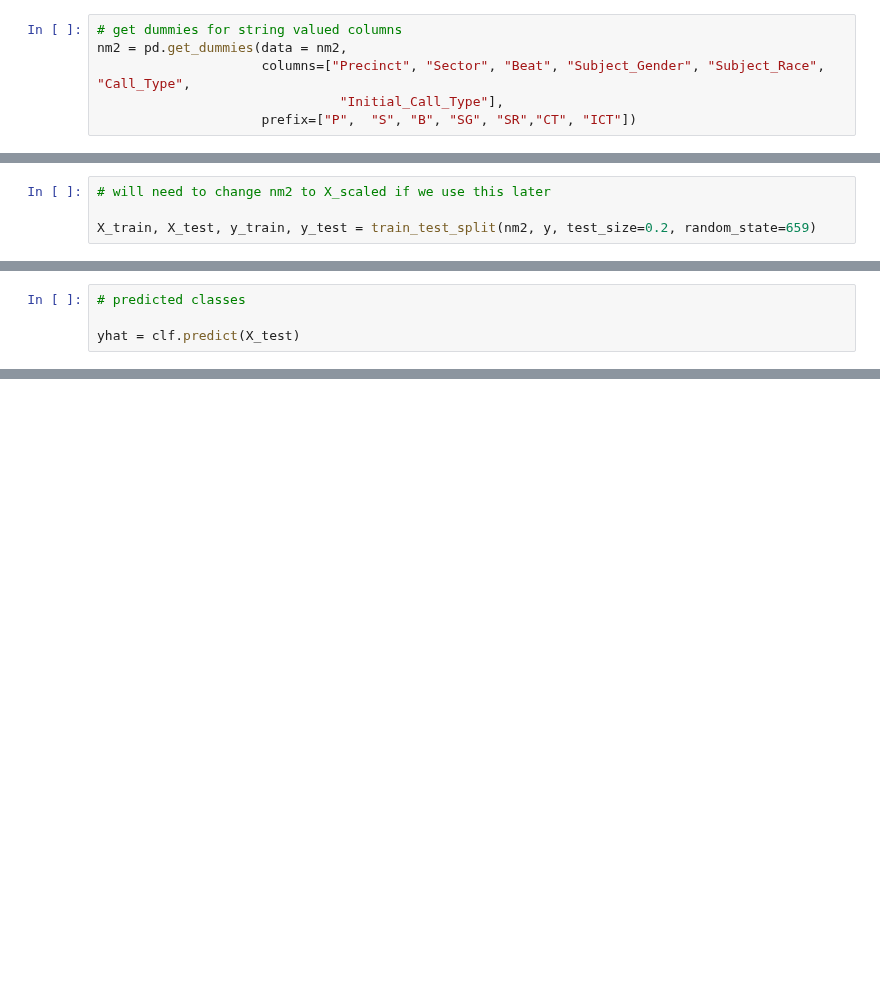
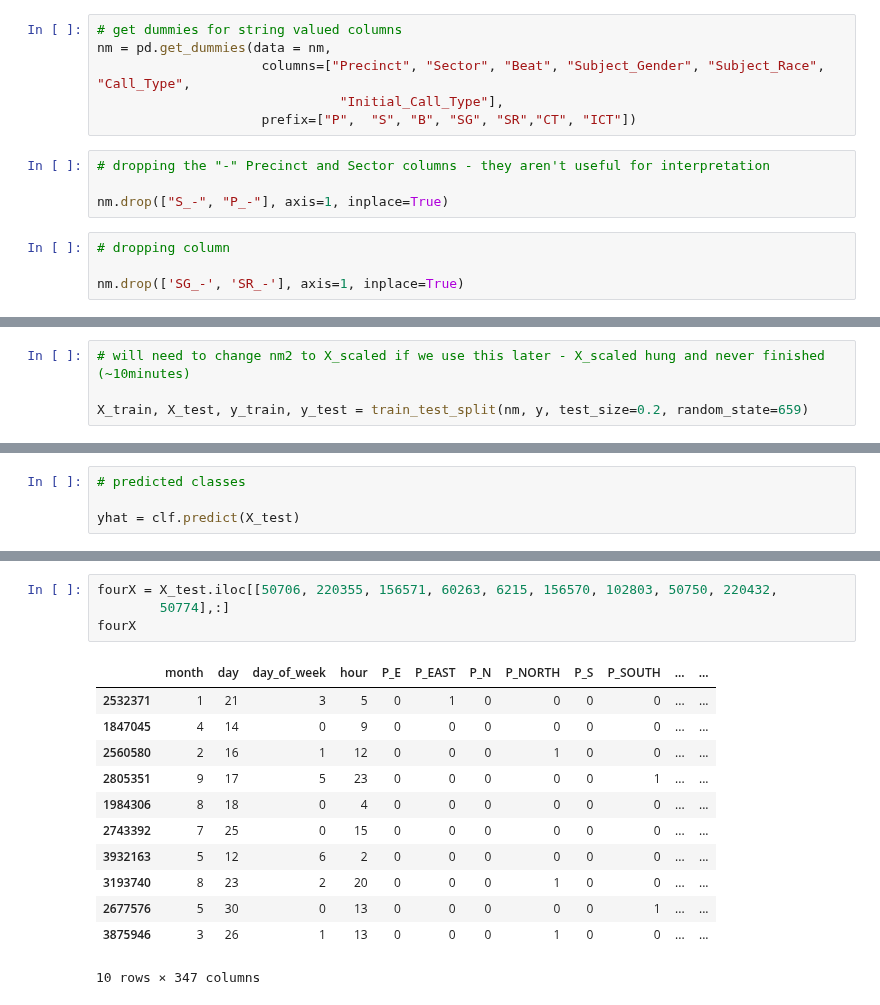
Before and after one commit to SarahMBurgart/use-of-force, a Jupyter notebook: Modeling.ipynb, the cells around one changed output, grey strips where cells are left out. Drawn from its saved outputs; the diff is of its cells as text; blank space fills up the shorter version.

```diff
--- a/Modeling.ipynb
+++ b/Modeling.ipynb
@@ -70,9 +317,17 @@ nm2["Initial_Call_Type"] = s
 # %%
 # get dummies for string valued columns
-nm2 = pd.get_dummies(data = nm2,
+nm = pd.get_dummies(data = nm,
                      columns=["Precinct", "Sector", "Beat", "Subject_Gender", "Subject_Race", "Call_Type",
                                "Initial_Call_Type"],
                      prefix=["P",  "S", "B", "SG", "SR","CT", "ICT"])
+# %%
+# dropping the "-" Precinct and Sector columns - they aren't useful for interpretation
+
+nm.drop(["S_-", "P_-"], axis=1, inplace=True)
+# %%
+# dropping column
+
+nm.drop(['SG_-', 'SR_-'], axis=1, inplace=True)
 # %%
 # get column names to identify features in feature_importance later
 
@@ -120,7 +339,7 @@ X_scaled = StandardScaler().fit_transform(nm2)
 # %%
-# will need to change nm2 to X_scaled if we use this later
+# will need to change nm2 to X_scaled if we use this later - X_scaled hung and never finished (~10minutes)
 
-X_train, X_test, y_train, y_test = train_test_split(nm2, y, test_size=0.2, random_state=659)
+X_train, X_test, y_train, y_test = train_test_split(nm, y, test_size=0.2, random_state=659)
 # %%
 # create RFC model - change all but random_state after we time this one
 
@@ -167,0 +491,17 @@ for p in pp[:10]:
+# %%
+fourX = X_test.iloc[[50706, 220355, 156571, 60263, 6215, 156570, 102803, 50750, 220432,
+        50774],:]
+fourX
+# %% [output]
+|  | month | day | day_of_week | hour | P_E | P_EAST | P_N | P_NORTH | P_S | P_SOUTH | ... | ... |
+| 2532371 | 1 | 21 | 3 | 5 | 0 | 1 | 0 | 0 | 0 | 0 | ... | ... |
+| 1847045 | 4 | 14 | 0 | 9 | 0 | 0 | 0 | 0 | 0 | 0 | ... | ... |
+| 2560580 | 2 | 16 | 1 | 12 | 0 | 0 | 0 | 1 | 0 | 0 | ... | ... |
+| 2805351 | 9 | 17 | 5 | 23 | 0 | 0 | 0 | 0 | 0 | 1 | ... | ... |
+| 1984306 | 8 | 18 | 0 | 4 | 0 | 0 | 0 | 0 | 0 | 0 | ... | ... |
+| 2743392 | 7 | 25 | 0 | 15 | 0 | 0 | 0 | 0 | 0 | 0 | ... | ... |
+| 3932163 | 5 | 12 | 6 | 2 | 0 | 0 | 0 | 0 | 0 | 0 | ... | ... |
+| 3193740 | 8 | 23 | 2 | 20 | 0 | 0 | 0 | 1 | 0 | 0 | ... | ... |
+| 2677576 | 5 | 30 | 0 | 13 | 0 | 0 | 0 | 0 | 0 | 1 | ... | ... |
+| 3875946 | 3 | 26 | 1 | 13 | 0 | 0 | 0 | 1 | 0 | 0 | ... | ... |
+10 rows × 347 columns
```
Also changed, not shown: parts of 35 cells of this notebook.
